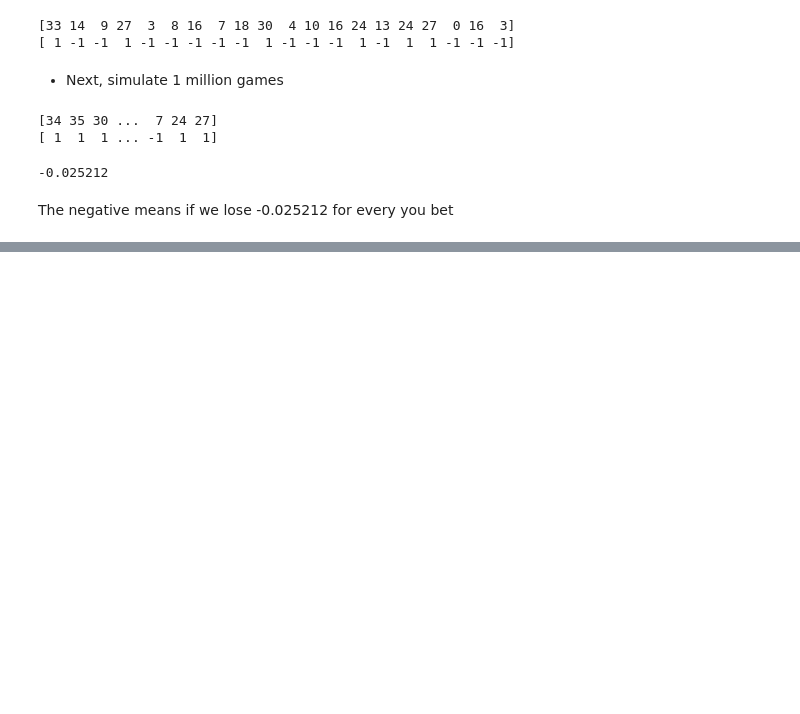
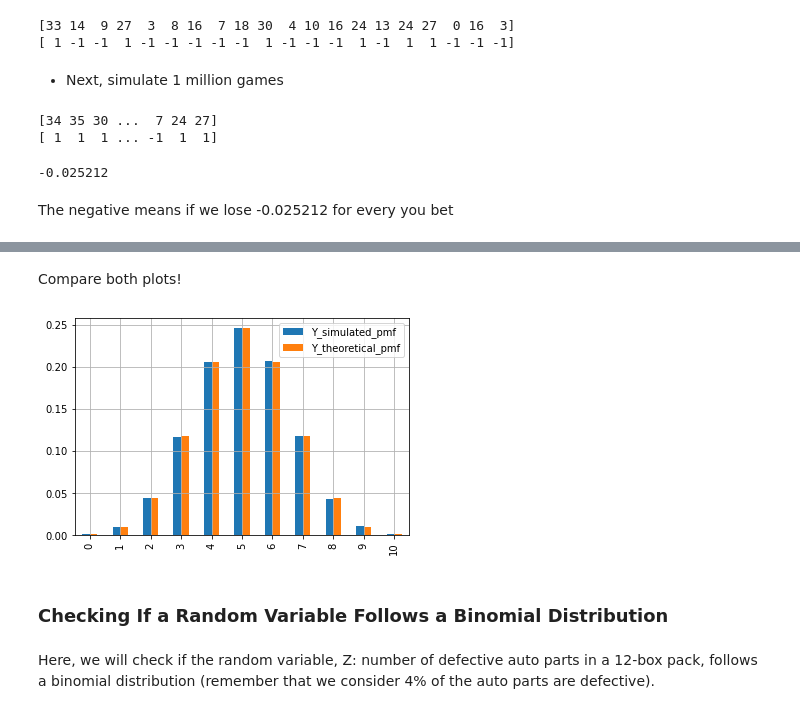
Before and after one commit to samyon7/Statistics-Python, a Jupyter notebook: Work_8/work_8-1.ipynb, the cells around one changed output, grey strips where cells are left out. Cells and saved outputs as stored; diff of their text form; code cells hidden in the pictures; blank space fills up the shorter version.

```diff
--- a/Work_8/work_8-1.ipynb
+++ b/Work_8/work_8-1.ipynb
@@ -317,0 +395,14 @@ The negative means if we lose -0.025212 for every you bet
+# %% [markdown]
+Compare both plots!
+# %%
+Y_rv_df = pd.DataFrame({'Y_simulated_pmf': Prob_of_Y_values,\
+                        'Y_theoretical_pmf': Y_probs},\
+                        index=y_values)
+Y_rv_df.plot(kind='bar')
+plt.grid();
+# %% [output]
+[figure, added]
+# %% [markdown]
+### Checking If a Random Variable Follows a Binomial Distribution
+# %% [markdown]
+Here, we will check if the random variable, Z: number of defective auto parts in a 12-box pack, follows a binomial distribution (remember that we consider 4% of the auto parts are defective).
```
Also changed, not shown: parts of 15 cells of this notebook.
